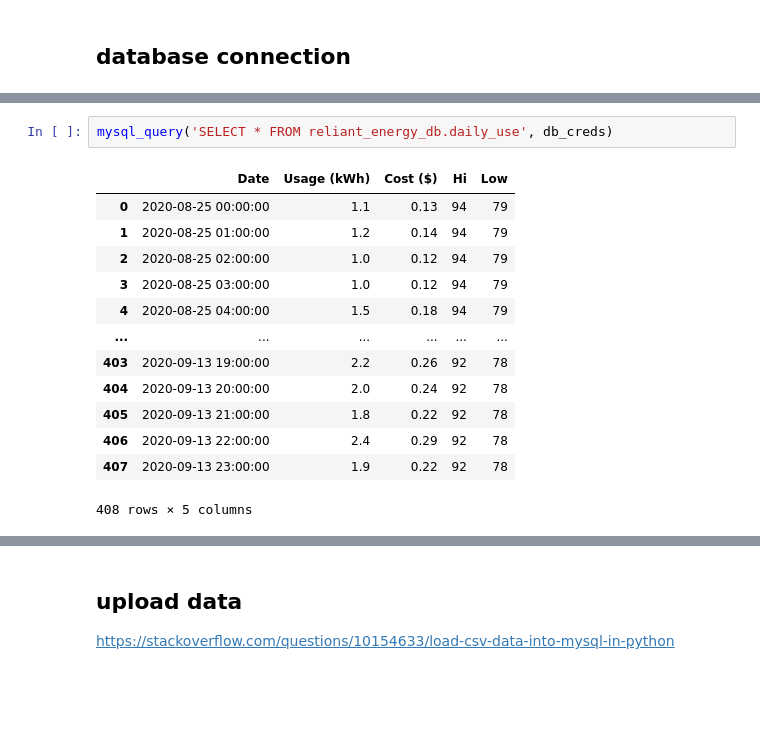
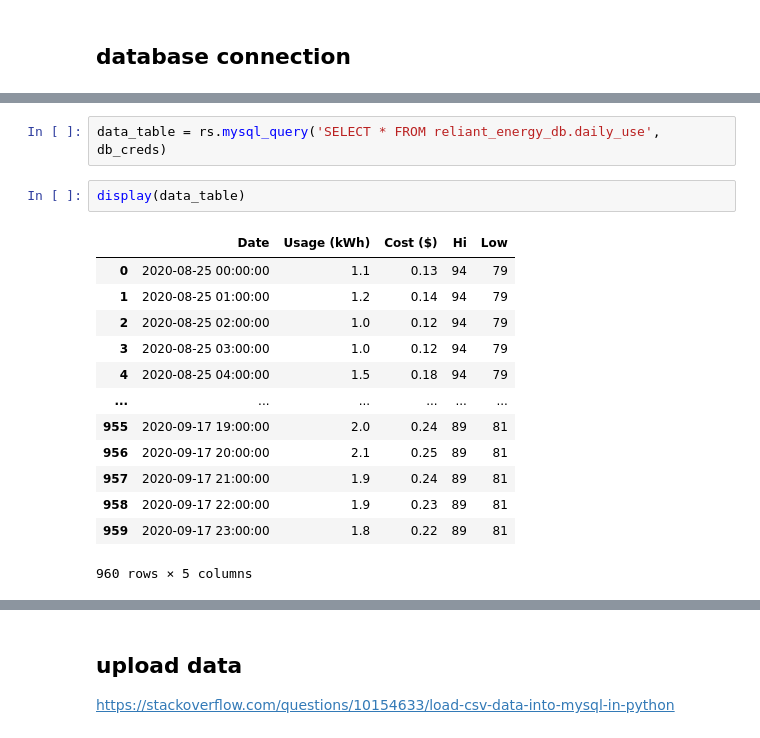
Before and after one commit to stevenhurwitt/reliant-scrape, a Jupyter notebook: usage_data.ipynb, the cells around one changed output, grey strips where cells are left out. Drawn from its saved outputs; the diff is of its cells as text; blank space fills up the shorter version.

```diff
--- a/usage_data.ipynb
+++ b/usage_data.ipynb
@@ -147,16 +133,18 @@ def mysql_query(query, creds):
 # %%
-mysql_query('SELECT * FROM reliant_energy_db.daily_use', db_creds)
+data_table = rs.mysql_query('SELECT * FROM reliant_energy_db.daily_use', db_creds)
-# %% [output]
-|  | Date | Usage (kWh) | Cost ($) | Hi | Low |
-| 0 | 2020-08-25 00:00:00 | 1.1 | 0.13 | 94 | 79 |
-| 1 | 2020-08-25 01:00:00 | 1.2 | 0.14 | 94 | 79 |
-| 2 | 2020-08-25 02:00:00 | 1.0 | 0.12 | 94 | 79 |
-| 3 | 2020-08-25 03:00:00 | 1.0 | 0.12 | 94 | 79 |
-| 4 | 2020-08-25 04:00:00 | 1.5 | 0.18 | 94 | 79 |
-| ... | ... | ... | ... | ... | ... |
-| 403 | 2020-09-13 19:00:00 | 2.2 | 0.26 | 92 | 78 |
-| 404 | 2020-09-13 20:00:00 | 2.0 | 0.24 | 92 | 78 |
-| 405 | 2020-09-13 21:00:00 | 1.8 | 0.22 | 92 | 78 |
-| 406 | 2020-09-13 22:00:00 | 2.4 | 0.29 | 92 | 78 |
-| 407 | 2020-09-13 23:00:00 | 1.9 | 0.22 | 92 | 78 |
-408 rows × 5 columns
+# %%
+display(data_table)
+# %% [output]
+|  | Date | Usage (kWh) | Cost ($) | Hi | Low |
+| 0 | 2020-08-25 00:00:00 | 1.1 | 0.13 | 94 | 79 |
+| 1 | 2020-08-25 01:00:00 | 1.2 | 0.14 | 94 | 79 |
+| 2 | 2020-08-25 02:00:00 | 1.0 | 0.12 | 94 | 79 |
+| 3 | 2020-08-25 03:00:00 | 1.0 | 0.12 | 94 | 79 |
+| 4 | 2020-08-25 04:00:00 | 1.5 | 0.18 | 94 | 79 |
+| ... | ... | ... | ... | ... | ... |
+| 955 | 2020-09-17 19:00:00 | 2.0 | 0.24 | 89 | 81 |
+| 956 | 2020-09-17 20:00:00 | 2.1 | 0.25 | 89 | 81 |
+| 957 | 2020-09-17 21:00:00 | 1.9 | 0.24 | 89 | 81 |
+| 958 | 2020-09-17 22:00:00 | 1.9 | 0.23 | 89 | 81 |
+| 959 | 2020-09-17 23:00:00 | 1.8 | 0.22 | 89 | 81 |
+960 rows × 5 columns
```
Also changed, not shown: parts of 6 cells of this notebook, 3 other files.
